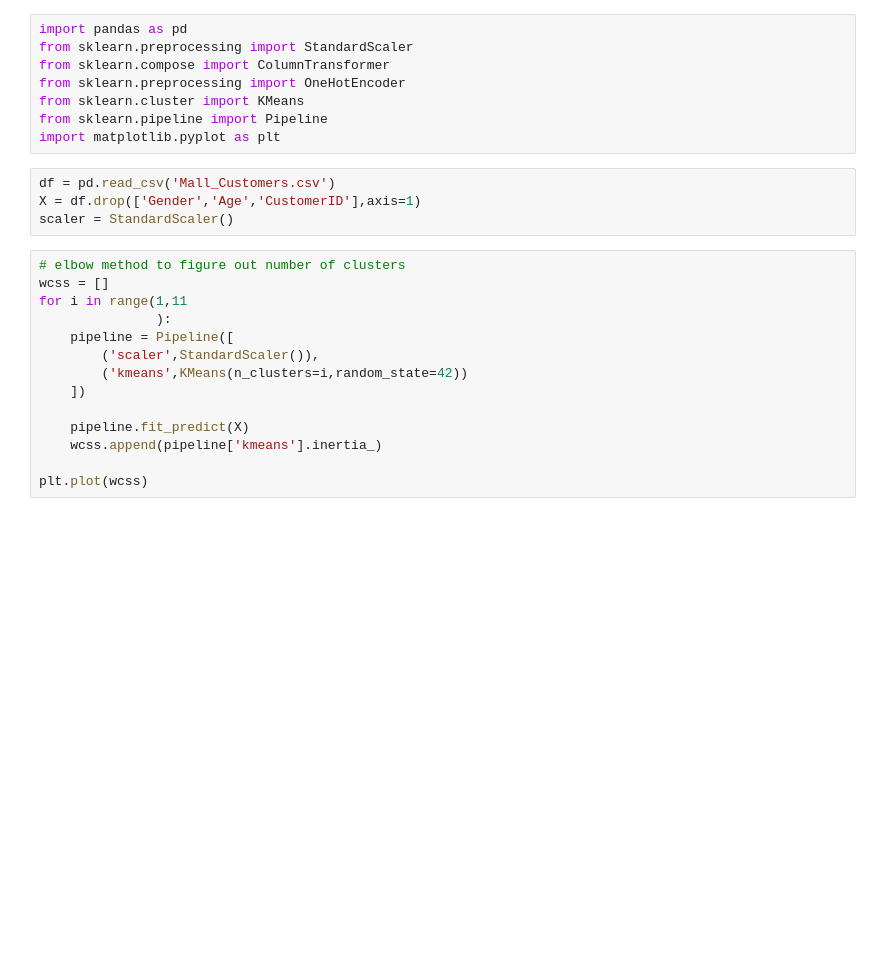
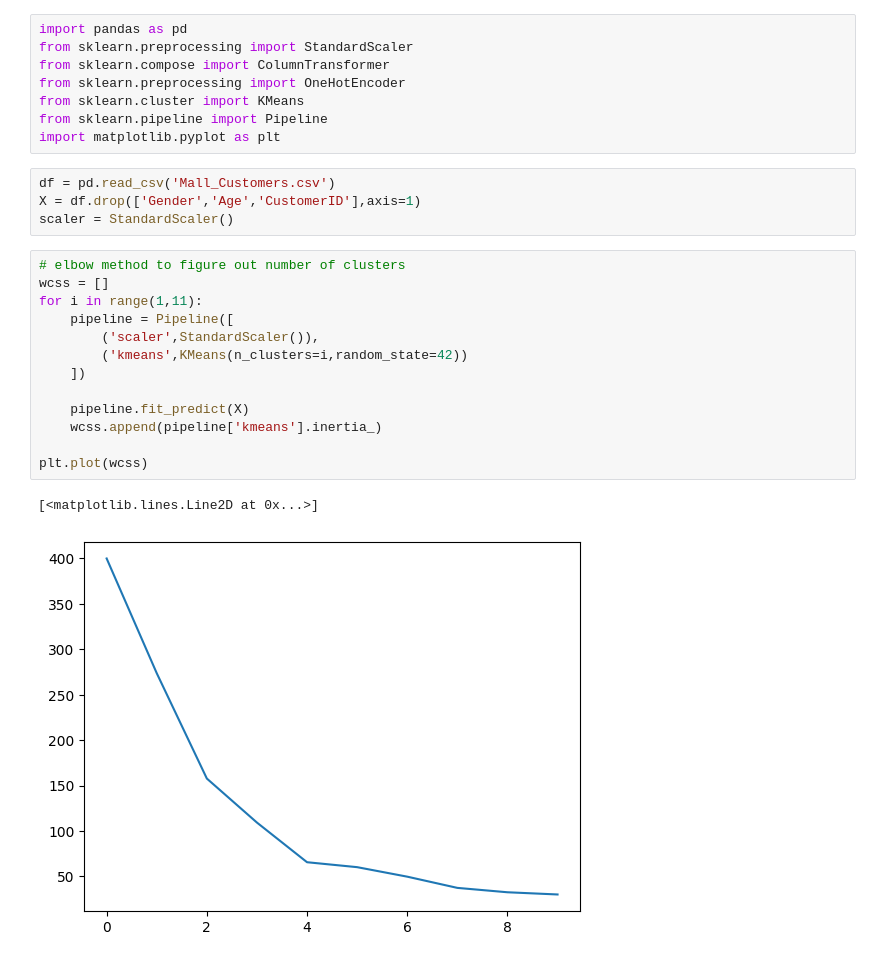
Before and after one commit to ibrahim0015/Internship, a Jupyter notebook: scikit-learn/clustering/customer_clustering.ipynb, the cells around one changed output. Cells and saved outputs as stored; diff of their text form; blank space fills up the shorter version.

```diff
--- a/scikit-learn/clustering/customer_clustering.ipynb
+++ b/scikit-learn/clustering/customer_clustering.ipynb
@@ -13,17 +13,19 @@ scaler = StandardScaler()
 # %%
 # elbow method to figure out number of clusters
 wcss = []
-for i in range(1,11
-               ):
+for i in range(1,11):
     pipeline = Pipeline([
         ('scaler',StandardScaler()),
         ('kmeans',KMeans(n_clusters=i,random_state=42))
     ])
 
     pipeline.fit_predict(X)
     wcss.append(pipeline['kmeans'].inertia_)
 
 plt.plot(wcss)
+# %% [output]
+[<matplotlib.lines.Line2D at 0x...>]
+[figure, added]
 # %%
 scaler = StandardScaler()
 pipeline = Pipeline([
```
Also changed, not shown: parts of 1 cell of this notebook, 2 other files.
